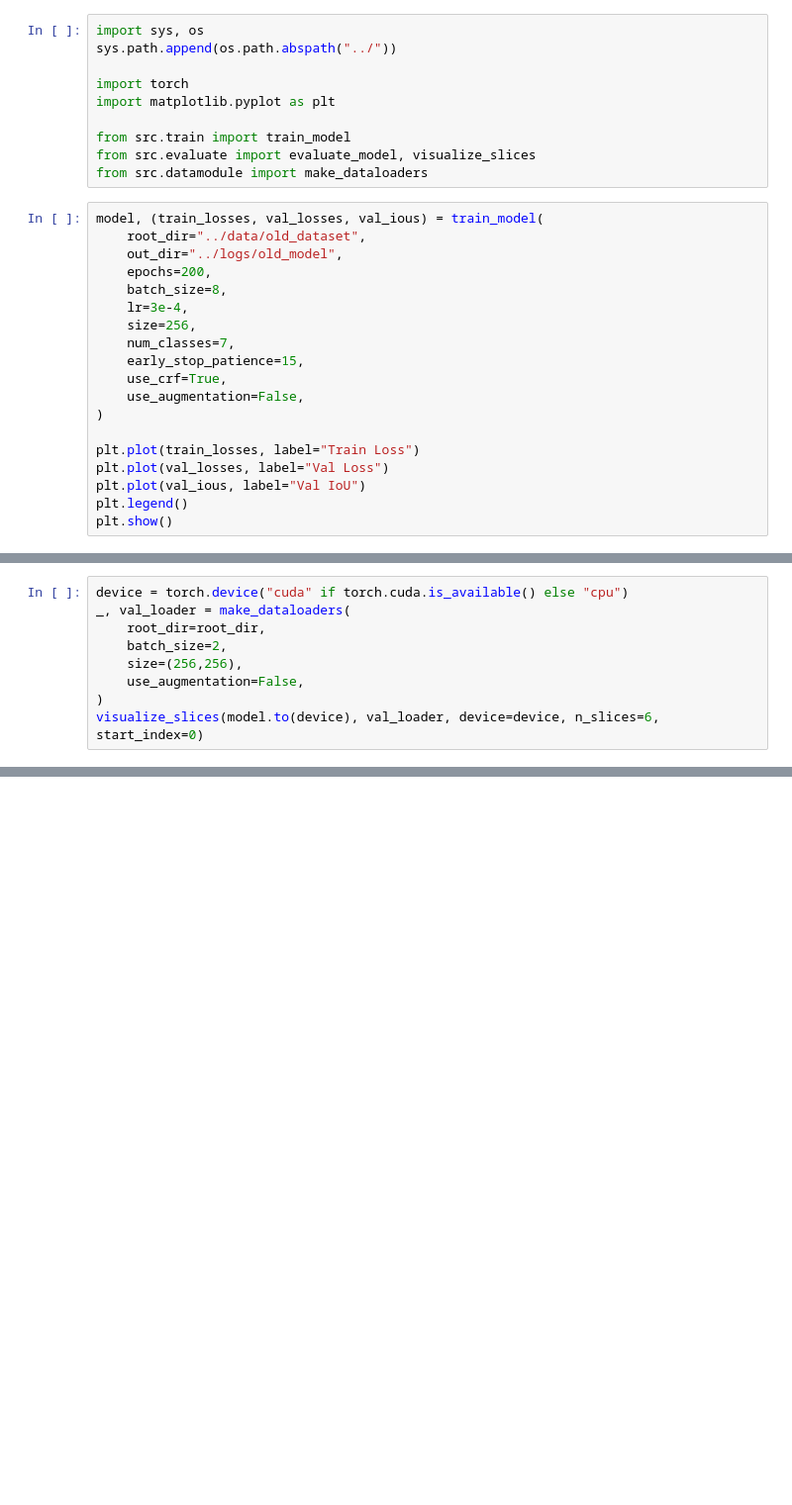
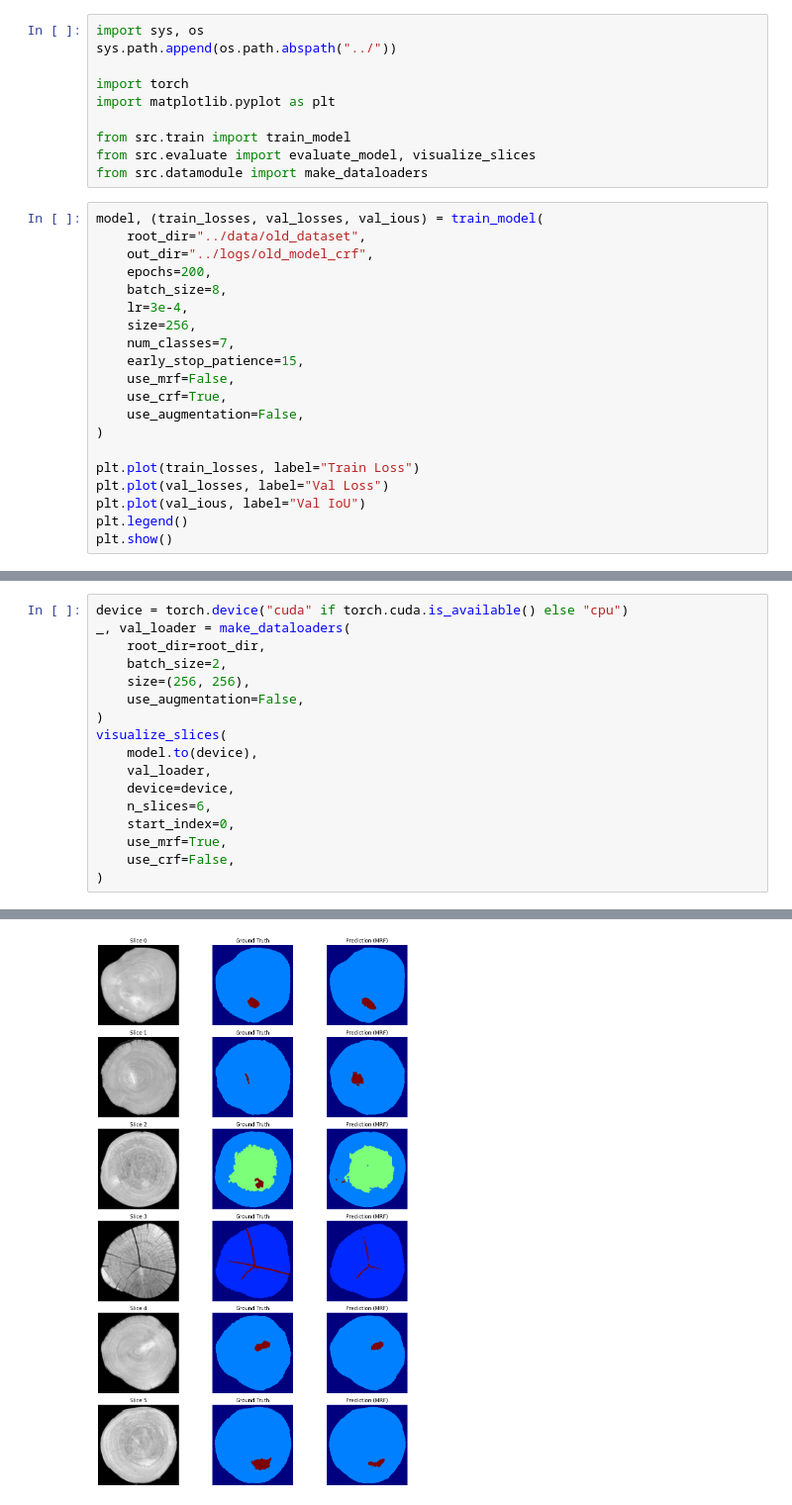
Before and after one commit to Smitomic/wooden_log_defect_detection, a Jupyter notebook: notebooks/2D_segmentation_CNN+CRF.ipynb, the cells around one changed output, grey strips where cells are left out. Shown at 99% size. Saved outputs shown, nothing was run; the diff lists cells and outputs as text; blank space fills up the shorter version.

Commit message:
Fixing issue with inconsistency of trained model through the modular code and original notebook

```diff
--- a/notebooks/2D_segmentation_CNN+CRF.ipynb
+++ b/notebooks/2D_segmentation_CNN+CRF.ipynb
@@ -11,13 +11,14 @@ from src.datamodule import make_dataloaders
 # %%
 model, (train_losses, val_losses, val_ious) = train_model(
     root_dir="../data/old_dataset",
-    out_dir="../logs/old_model",
+    out_dir="../logs/old_model_crf",
     epochs=200,
     batch_size=8,
     lr=3e-4,
     size=256,
     num_classes=7,
     early_stop_patience=15,
+    use_mrf=False,
     use_crf=True,
     use_augmentation=False,
 )
@@ -69,7 +83,16 @@ device = torch.device("cuda" if torch.cuda.is_available() else "cpu")
 _, val_loader = make_dataloaders(
     root_dir=root_dir,
     batch_size=2,
-    size=(256,256),
+    size=(256, 256),
     use_augmentation=False,
 )
-visualize_slices(model.to(device), val_loader, device=device, n_slices=6, start_index=0)
+visualize_slices(
+    model.to(device),
+    val_loader,
+    device=device,
+    n_slices=6,
+    start_index=0,
+    use_mrf=True,
+    use_crf=False,
+)
+# %% [output]
@@ -75,0 +102 @@ visualize_slices(model.to(device), val_loader, device=device, n_slices=6, start_
+[figure, added]
```
Also changed, not shown: parts of 4 cells of this notebook, 16 other files.
